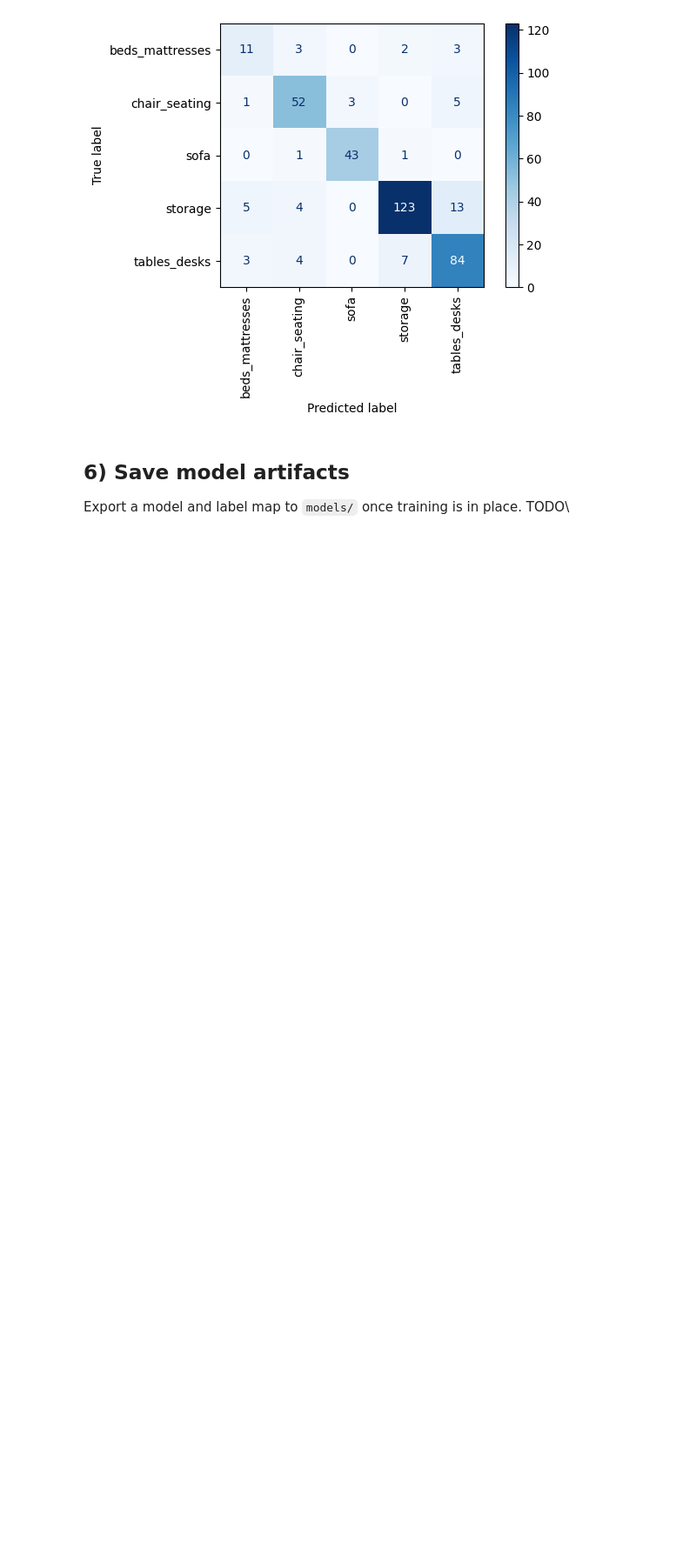
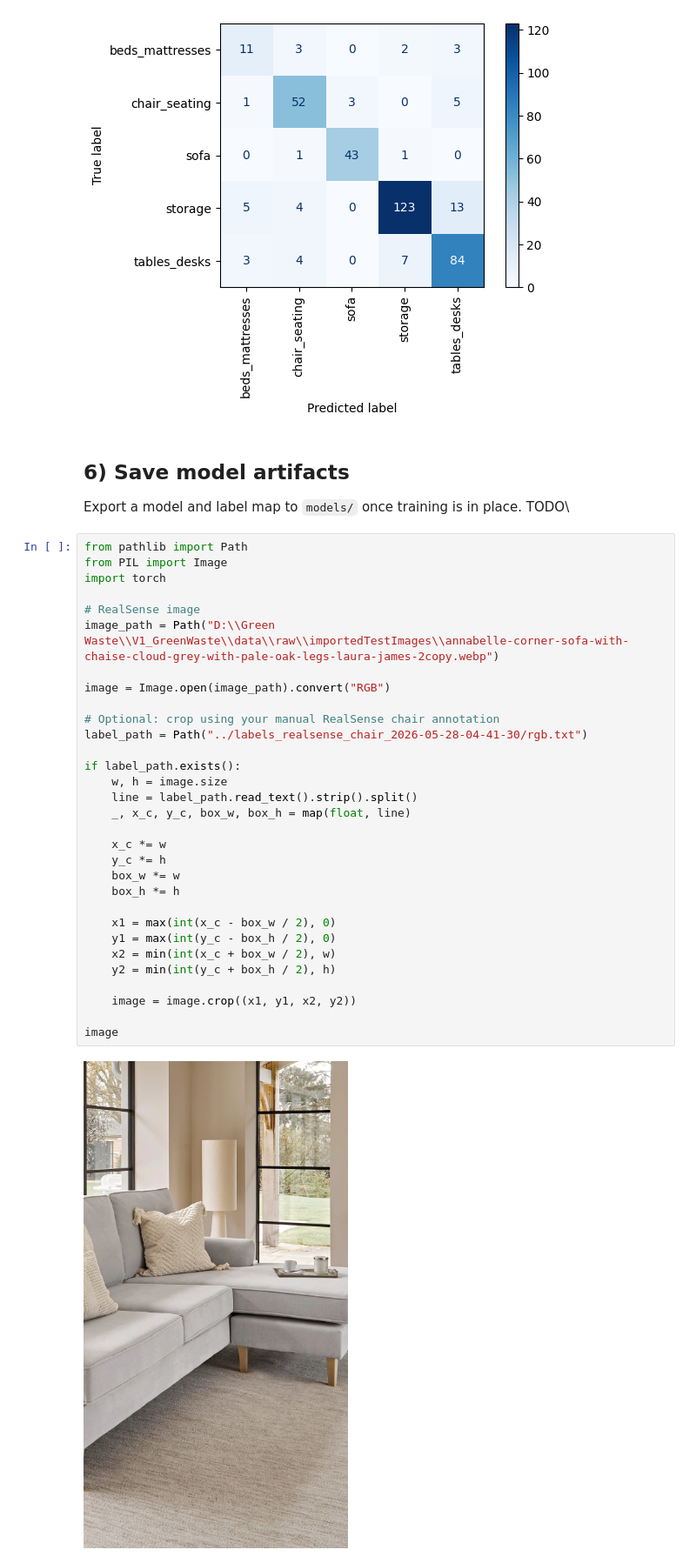
Before and after one commit to cWalsh-developer/V1_GreenWaste, a Jupyter notebook: notebooks/02_item_classifier.ipynb, the cells around one changed output. Shown at 87% size. Cells and saved outputs as stored; diff of their text form; blank space fills up the shorter version.

```diff
--- a/notebooks/02_item_classifier.ipynb
+++ b/notebooks/02_item_classifier.ipynb
@@ -600,3 +600,36 @@ plt.show()
 ## 6) Save model artifacts
 
 Export a model and label map to `models/` once training is in place. TODO\\
+# %%
+from pathlib import Path
+from PIL import Image
+import torch
+
+# RealSense image
+image_path = Path("D:\\Green Waste\\V1_GreenWaste\\data\\raw\\importedTestImages\\annabelle-corner-sofa-with-chaise-cloud-grey-with-pale-oak-legs-laura-james-2copy.webp")
+
+image = Image.open(image_path).convert("RGB")
+
+# Optional: crop using your manual RealSense chair annotation
+label_path = Path("../labels_realsense_chair_2026-05-28-04-41-30/rgb.txt")
+
+if label_path.exists():
+    w, h = image.size
+    line = label_path.read_text().strip().split()
+    _, x_c, y_c, box_w, box_h = map(float, line)
+
+    x_c *= w
+    y_c *= h
+    box_w *= w
+    box_h *= h
+
+    x1 = max(int(x_c - box_w / 2), 0)
+    y1 = max(int(y_c - box_h / 2), 0)
+    x2 = min(int(x_c + box_w / 2), w)
+    y2 = min(int(y_c + box_h / 2), h)
+
+    image = image.crop((x1, y1, x2, y2))
+
+image
+# %% [output]
+[figure, added]
```
Also changed, not shown: parts of 4 cells of this notebook, 10 other files.
